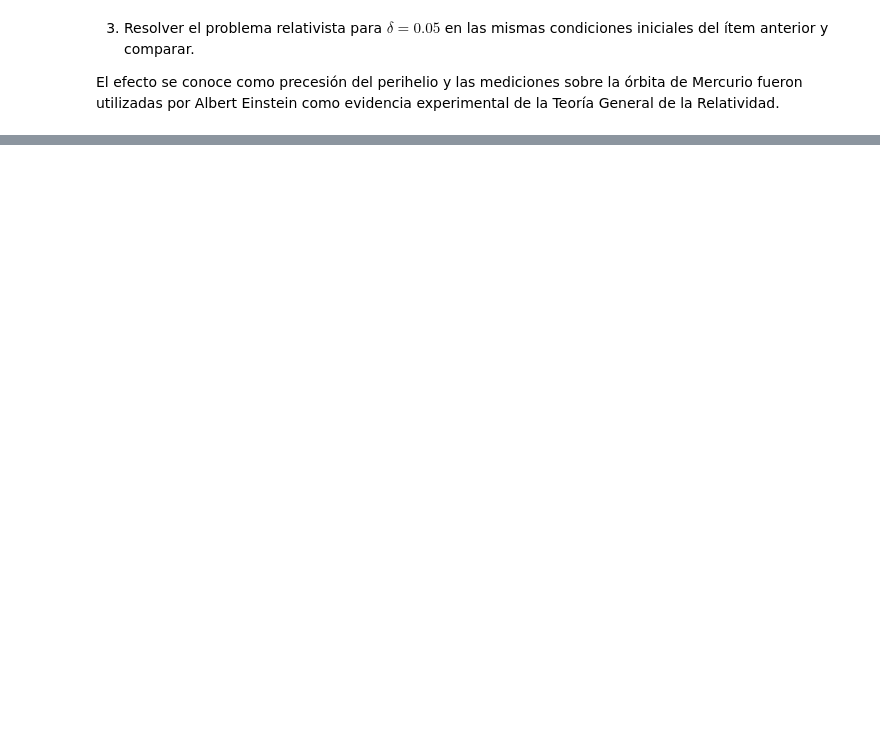
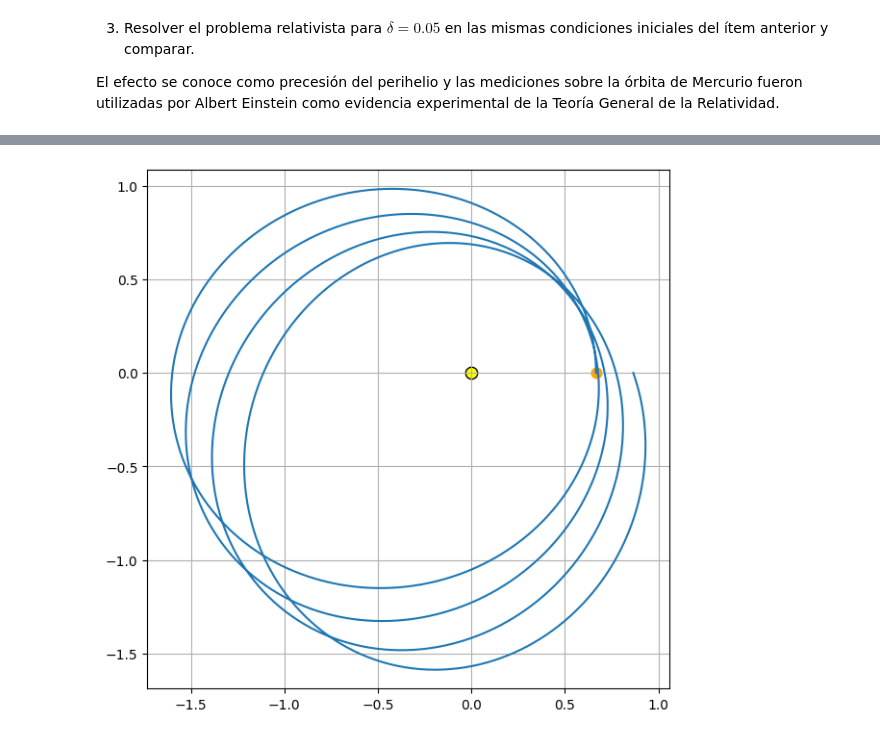
Before and after one commit to Dowhyj32/Modelado-Continuo, a Jupyter notebook: Modelos_de_EDOs/TP/tp1.ipynb, the cells around one changed output, grey strips where cells are left out. Saved outputs shown, nothing was run; the diff lists cells and outputs as text; code cells hidden in the pictures; blank space fills up the shorter version.

Commit message:
Solucion con solve_ivp + mejora gráficos

```diff
--- a/Modelos_de_EDOs/TP/tp1.ipynb
+++ b/Modelos_de_EDOs/TP/tp1.ipynb
@@ -265,0 +96,52 @@ plt.show()
+# %%
+from scipy.integrate import solve_ivp
+
+def sistema_ivp(theta, y, alpha, delta):
+    u, v = y
+
+    dudtheta = v
+    dvdtheta = -u + 1/alpha + delta * u**2
+
+    return [dudtheta, dvdtheta]
+# %%
+alpha = 1
+delta = 0.05
+epsilon = 0.5
+
+theta0 = 0
+thetaf = 8 * np.pi
+
+r0 = alpha / (1 + epsilon)
+u0 = 1 / r0
+v0 = 0
+
+y0 = [u0, v0]
+
+theta_eval = np.linspace(theta0, thetaf, 3000)
+
+sol = solve_ivp(
+    fun=sistema_ivp,
+    t_span=(theta0, thetaf),
+    y0=y0,
+    t_eval=theta_eval,
+    args=(alpha, delta)
+)
+
+theta = sol.t
+U = sol.y[0]
+V = sol.y[1]
+
+R = 1 / U
+
+X = R * np.cos(theta)
+Y = R * np.sin(theta)
+
+plt.figure(figsize=(7, 7))
+plt.plot(X, Y)
+plt.scatter(0, 0, color='yellow', edgecolor='black', s=80)
+plt.scatter(X[0], Y[0], color='orange', s=60)
+plt.axis('equal')
+plt.grid(True)
+plt.show()
+# %% [output]
+[figure, added]
```
Also changed, not shown: parts of 5 cells of this notebook.
